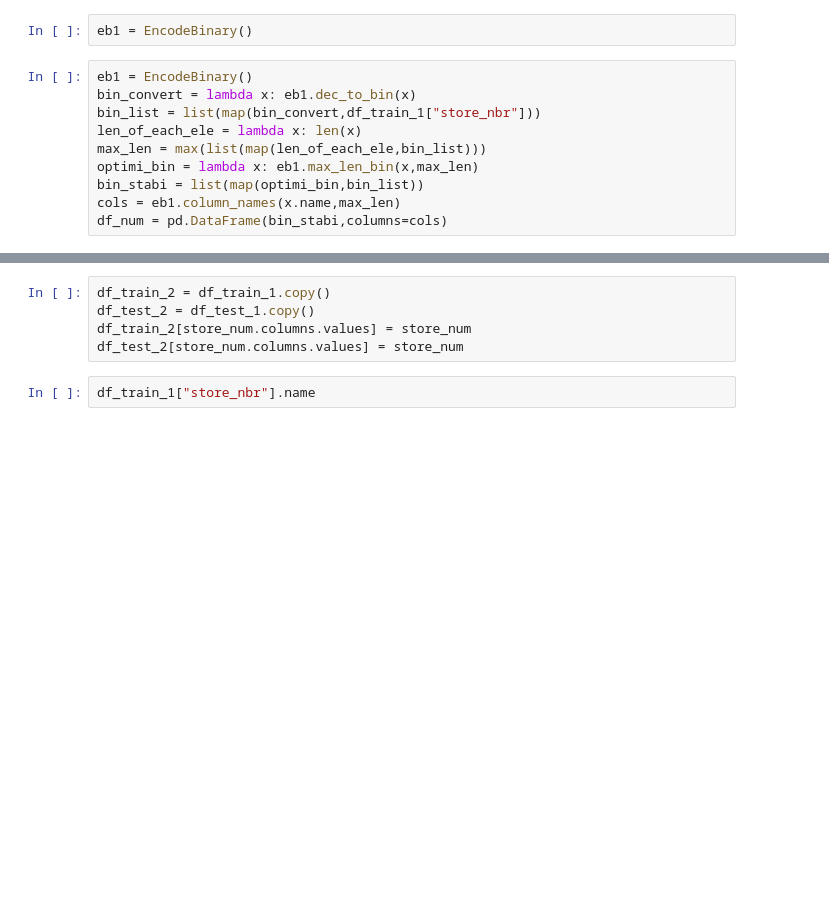
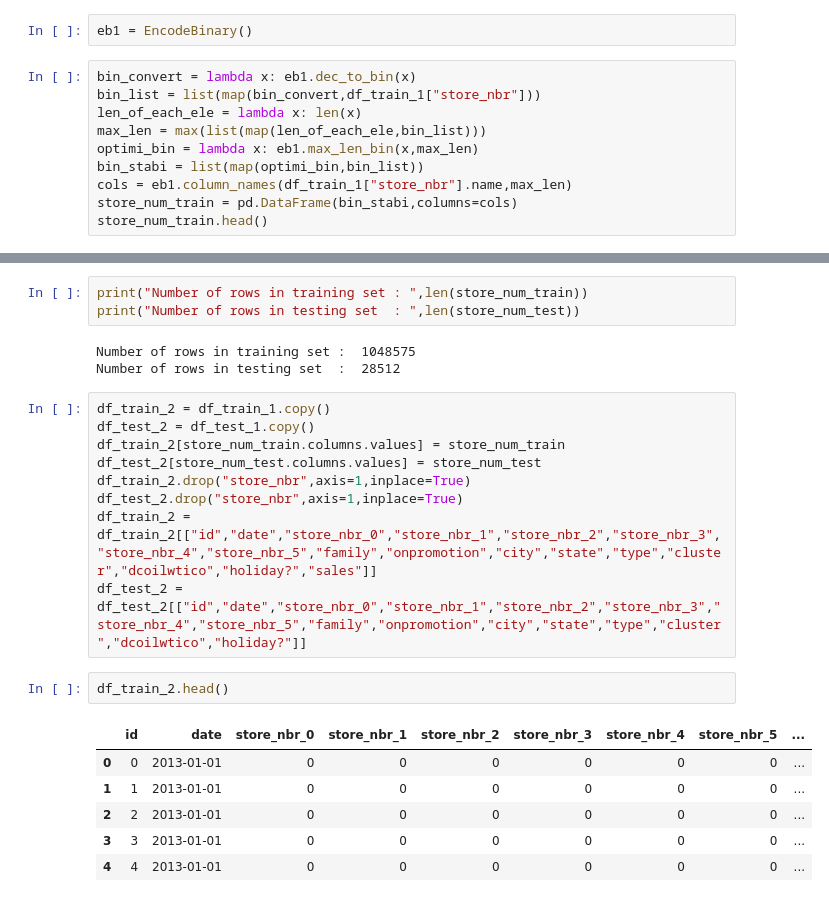
Before and after one commit to amith-vardhan99/kaggle, a Jupyter notebook: Store Sales - Time Series Forecasting/preprocess.ipynb, the cells around one changed output, grey strips where cells are left out. Saved outputs shown, nothing was run; the diff lists cells and outputs as text; blank space fills up the shorter version.

```diff
--- a/Store Sales - Time Series Forecasting/preprocess.ipynb
+++ b/Store Sales - Time Series Forecasting/preprocess.ipynb
@@ -157,13 +159,13 @@ df_test_1["store_nbr"] = df_test_1["store_nbr"] - 1
 # %%
 eb1 = EncodeBinary()
 # %%
-eb1 = EncodeBinary()
 bin_convert = lambda x: eb1.dec_to_bin(x)
 bin_list = list(map(bin_convert,df_train_1["store_nbr"]))
 len_of_each_ele = lambda x: len(x)
 max_len = max(list(map(len_of_each_ele,bin_list)))
 optimi_bin = lambda x: eb1.max_len_bin(x,max_len)
 bin_stabi = list(map(optimi_bin,bin_list))
-cols = eb1.column_names(x.name,max_len)
-df_num = pd.DataFrame(bin_stabi,columns=cols)
+cols = eb1.column_names(df_train_1["store_nbr"].name,max_len)
+store_num_train = pd.DataFrame(bin_stabi,columns=cols)
+store_num_train.head()
 # %% [output]
@@ -171,7 +195,24 @@ NameError: name 'x' is not defined
+# %%
+print("Number of rows in training set : ",len(store_num_train))
+print("Number of rows in testing set  : ",len(store_num_test))
+# %% [output]
+Number of rows in training set :  1048575
+Number of rows in testing set  :  28512
 # %%
 df_train_2 = df_train_1.copy()
 df_test_2 = df_test_1.copy()
-df_train_2[store_num.columns.values] = store_num
-df_test_2[store_num.columns.values] = store_num
+df_train_2[store_num_train.columns.values] = store_num_train
+df_test_2[store_num_test.columns.values] = store_num_test
+df_train_2.drop("store_nbr",axis=1,inplace=True)
+df_test_2.drop("store_nbr",axis=1,inplace=True)
+df_train_2 = df_train_2[["id","date","store_nbr_0","store_nbr_1","store_nbr_2","store_nbr_3","store_nbr_4","store_nbr_5","family","onpromotion","city","state","type","cluster","dcoilwtico","holiday?","sales"]]
+df_test_2 = df_test_2[["id","date","store_nbr_0","store_nbr_1","store_nbr_2","store_nbr_3","store_nbr_4","store_nbr_5","family","onpromotion","city","state","type","cluster","dcoilwtico","holiday?"]]
 # %%
-df_train_1["store_nbr"].name
+df_train_2.head()
+# %% [output]
+|  | id | date | store_nbr_0 | store_nbr_1 | store_nbr_2 | store_nbr_3 | store_nbr_4 | store_nbr_5 | ... |
+| 0 | 0 | 2013-01-01 | 0 | 0 | 0 | 0 | 0 | 0 | ... |
+| 1 | 1 | 2013-01-01 | 0 | 0 | 0 | 0 | 0 | 0 | ... |
+| 2 | 2 | 2013-01-01 | 0 | 0 | 0 | 0 | 0 | 0 | ... |
+| 3 | 3 | 2013-01-01 | 0 | 0 | 0 | 0 | 0 | 0 | ... |
+| 4 | 4 | 2013-01-01 | 0 | 0 | 0 | 0 | 0 | 0 | ... |
```
Also changed, not shown: parts of 16 cells of this notebook, 1 other file.
